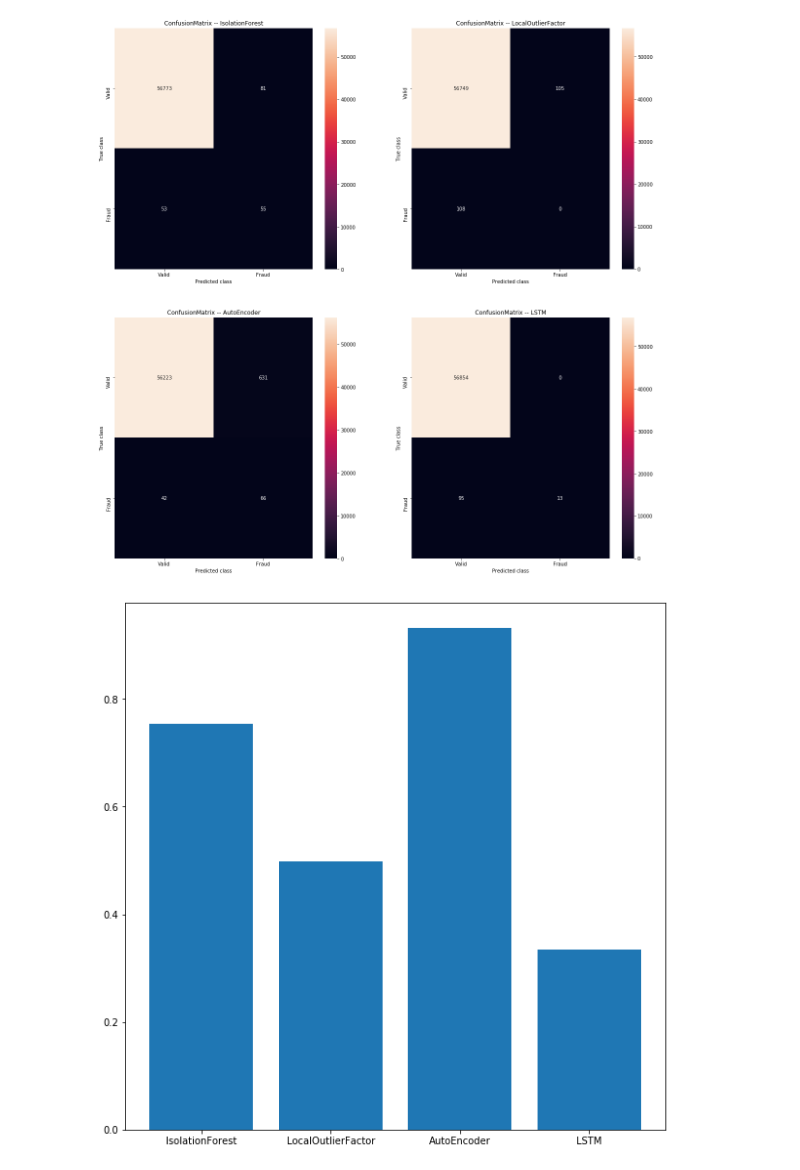
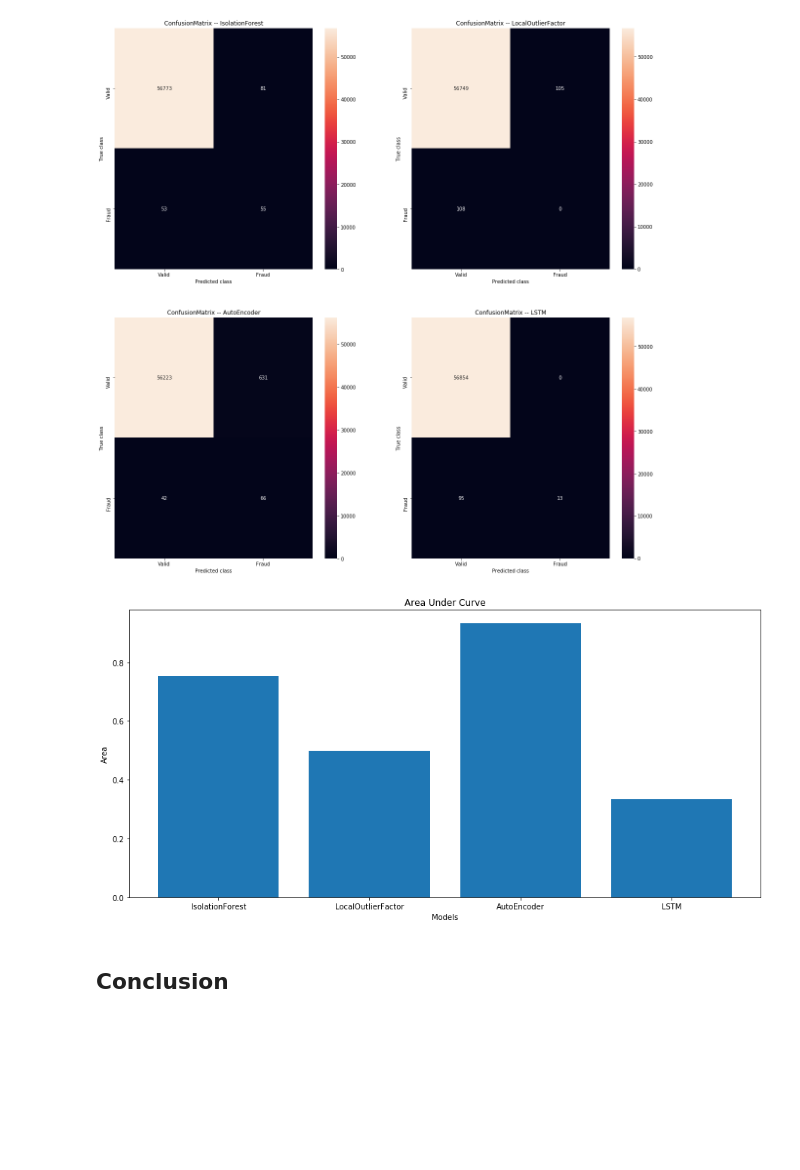
Before and after one commit to pharoah/Credit-Card-Fraud-Detection---Capstone-Project, a Jupyter notebook: CreditCard Fraud Detection - Capstone Project.ipynb, the cells around one changed output. Saved outputs shown, nothing was run; the diff lists cells and outputs as text; code cells hidden in the pictures; blank space fills up the shorter version.

```diff
--- a/CreditCard Fraud Detection - Capstone Project.ipynb
+++ b/CreditCard Fraud Detection - Capstone Project.ipynb
@@ -578,8 +578,14 @@ plt.show()
 [figure]
 # %%
 # Compare Area Under ROC
-plt.figure(figsize=(10, 10))
+plt.figure(figsize=(15, 7))
+plt.ylabel('Area')
+plt.xlabel('Models')
+plt.title('Area Under Curve')
+
 plt.bar(model_AUPRC.keys(), model_AUPRC.values())
 plt.show()
 # %% [output]
-[figure, old version]
+[figure, new version]
+# %% [markdown]
+## Conclusion
```
Also changed, not shown: parts of 1 cell of this notebook.
